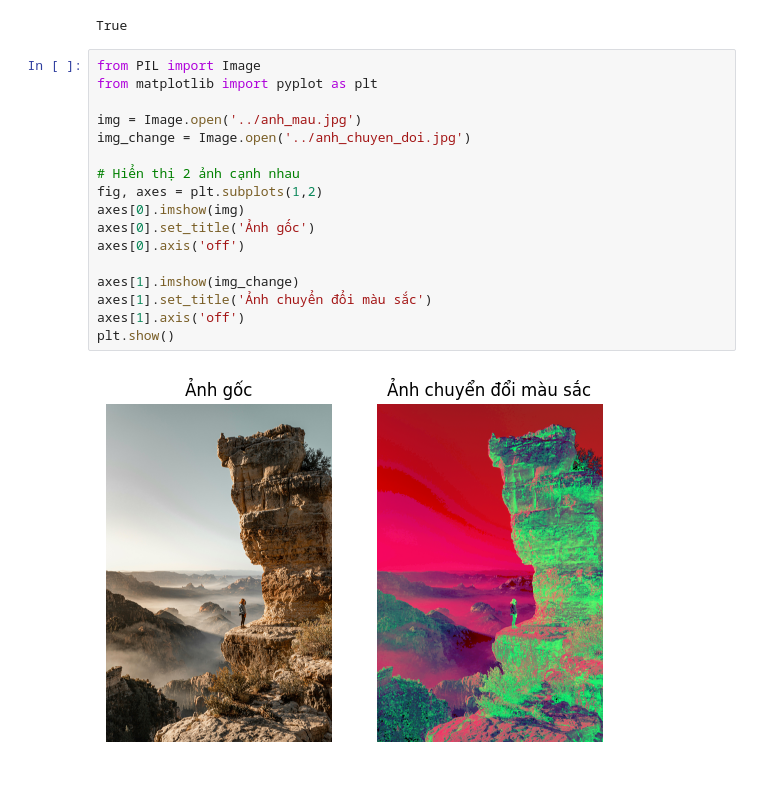
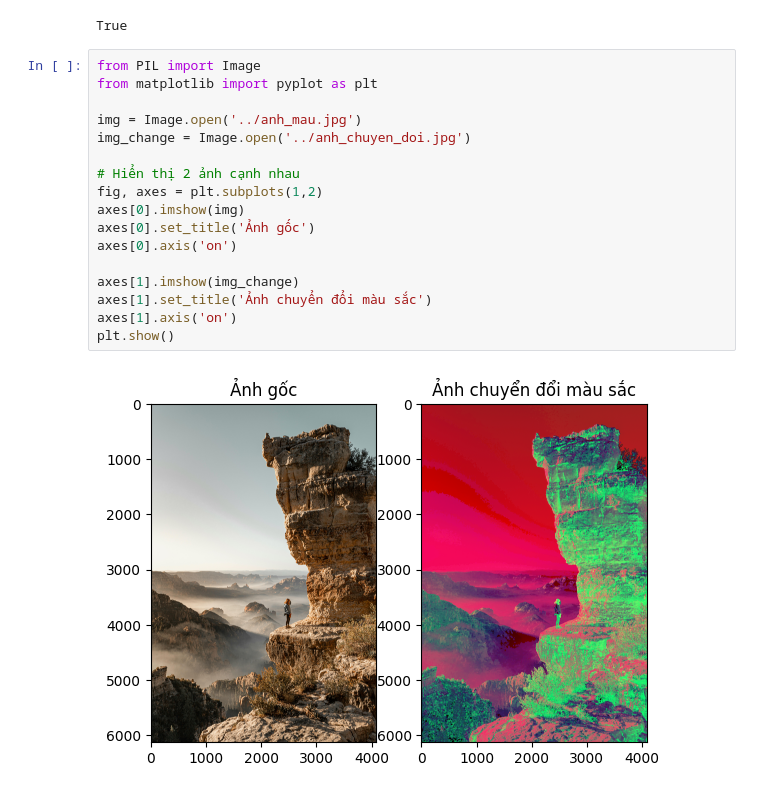
Before and after one commit to trieuhoang1212/Labs_ComputerVision, a Jupyter notebook: Lab1/Cau3/Notebook/Cau2_Notebook.ipynb, the cells around one changed output. Saved outputs shown, nothing was run; the diff lists cells and outputs as text.

```diff
--- a/Lab1/Cau3/Notebook/Cau2_Notebook.ipynb
+++ b/Lab1/Cau3/Notebook/Cau2_Notebook.ipynb
@@ -21,19 +21,19 @@ True
 # %%
 from PIL import Image
 from matplotlib import pyplot as plt
 
 img = Image.open('../anh_mau.jpg')
 img_change = Image.open('../anh_chuyen_doi.jpg')
 
 # Hiển thị 2 ảnh cạnh nhau
 fig, axes = plt.subplots(1,2)
 axes[0].imshow(img)
 axes[0].set_title('Ảnh gốc')
-axes[0].axis('off')
+axes[0].axis('on')
 
 axes[1].imshow(img_change)
 axes[1].set_title('Ảnh chuyển đổi màu sắc')
-axes[1].axis('off')
+axes[1].axis('on')
 plt.show()
 # %% [output]
-[figure, old version]
+[figure, new version]
```
Also changed, not shown: 1 other file.
